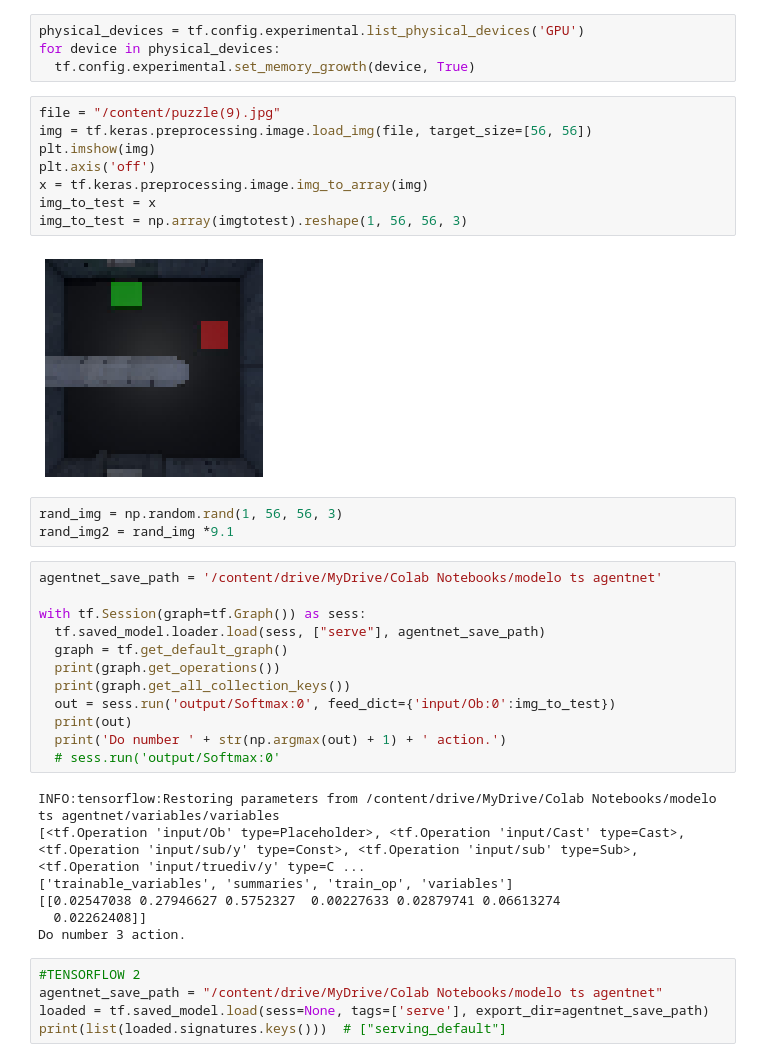
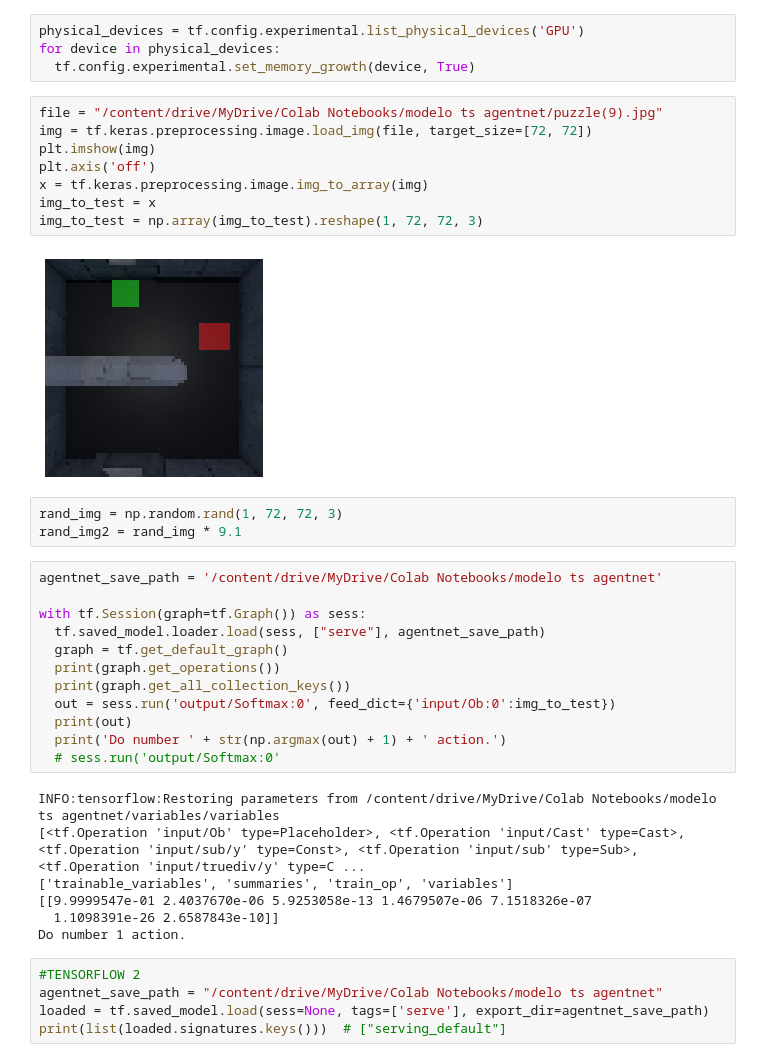
Before and after one commit to matpg/RL-Agent-for-Unreal-Engine, a Jupyter notebook: Prueba_de_modelo_en_TS.ipynb, the cells around one changed output. Drawn from its saved outputs; the diff is of its cells as text.

Commit message:
predicción con modelo de imagen completa

```diff
--- a/Prueba_de_modelo_en_TS.ipynb
+++ b/Prueba_de_modelo_en_TS.ipynb
@@ -24,18 +26,18 @@ physical_devices = tf.config.experimental.list_physical_devices('GPU')
 for device in physical_devices:
   tf.config.experimental.set_memory_growth(device, True)
 # %%
-file = "/content/puzzle(9).jpg"
-img = tf.keras.preprocessing.image.load_img(file, target_size=[56, 56])
+file = "/content/drive/MyDrive/Colab Notebooks/modelo ts agentnet/puzzle(9).jpg"
+img = tf.keras.preprocessing.image.load_img(file, target_size=[72, 72])
 plt.imshow(img)
 plt.axis('off')
 x = tf.keras.preprocessing.image.img_to_array(img)
 img_to_test = x
-img_to_test = np.array(imgtotest).reshape(1, 56, 56, 3)
+img_to_test = np.array(img_to_test).reshape(1, 72, 72, 3)
 # %% [output]
-[figure, old version]
+[figure, new version]
 # %%
-rand_img = np.random.rand(1, 56, 56, 3)
-rand_img2 = rand_img *9.1
+rand_img = np.random.rand(1, 72, 72, 3)
+rand_img2 = rand_img * 9.1
 # %%
 agentnet_save_path = '/content/drive/MyDrive/Colab Notebooks/modelo ts agentnet'
 
@@ -52,9 +54,9 @@ with tf.Session(graph=tf.Graph()) as sess:
 INFO:tensorflow:Restoring parameters from /content/drive/MyDrive/Colab Notebooks/modelo ts agentnet/variables/variables
 [<tf.Operation 'input/Ob' type=Placeholder>, <tf.Operation 'input/Cast' type=Cast>, <tf.Operation 'input/sub/y' type=Const>, <tf.Operation 'input/sub' type=Sub>, <tf.Operation 'input/truediv/y' type=C ...
 ['trainable_variables', 'summaries', 'train_op', 'variables']
-[[0.02547038 0.27946627 0.5752327  0.00227633 0.02879741 0.06613274
-  0.02262408]]
-Do number 3 action.
+[[9.9999547e-01 2.4037670e-06 5.9253058e-13 1.4679507e-06 7.1518326e-07
+  1.1098391e-26 2.6587843e-10]]
+Do number 1 action.
 # %%
 #TENSORFLOW 2
 agentnet_save_path = "/content/drive/MyDrive/Colab Notebooks/modelo ts agentnet"
```
Also changed, not shown: parts of 1 cell of this notebook.
